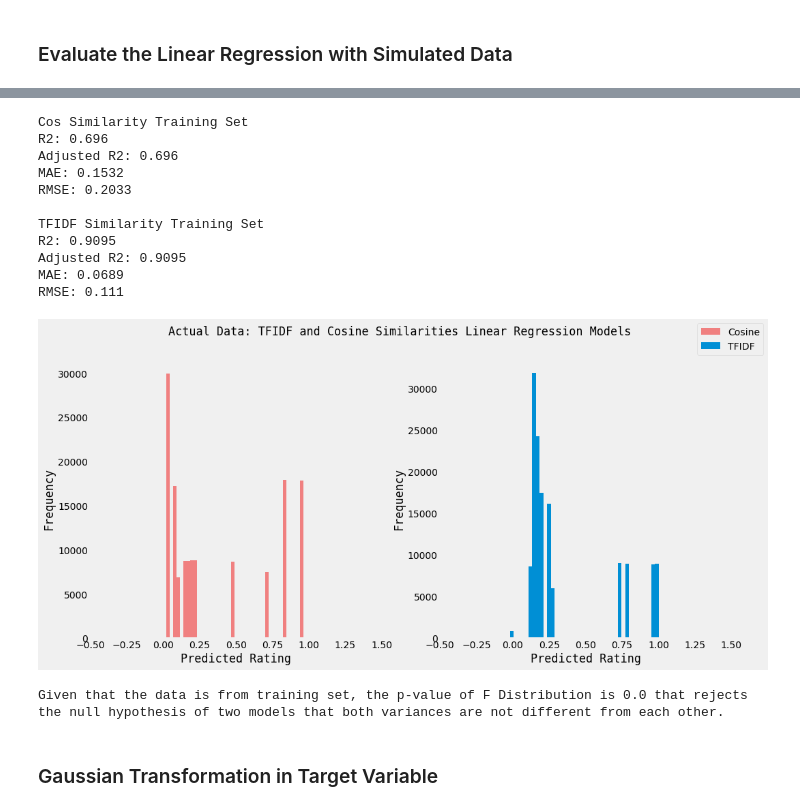
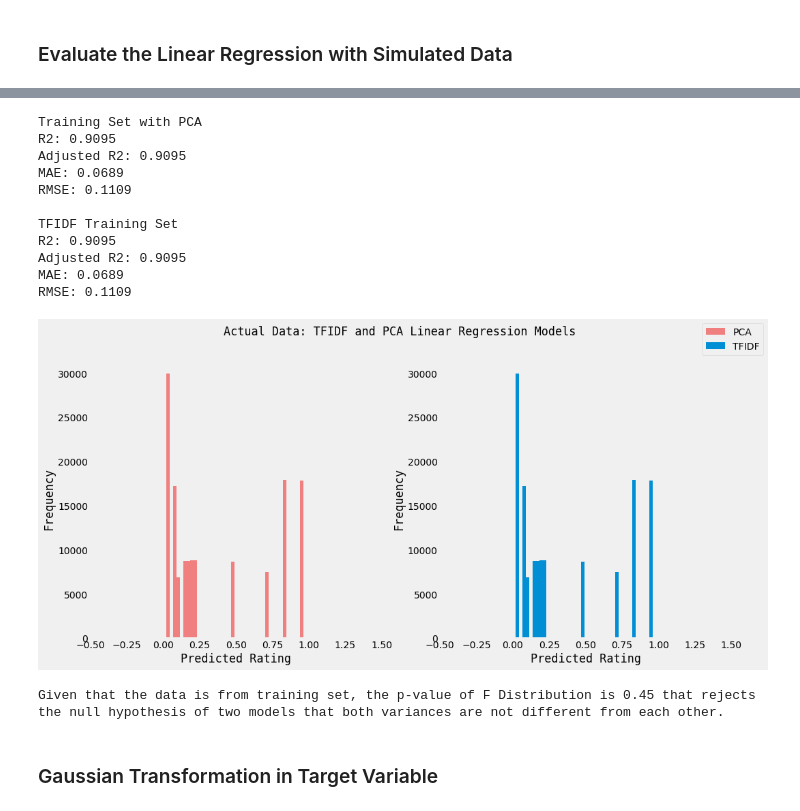
Before and after one commit to jonahwinninghoff/Causal-Analysis-Nursing-Home, a Jupyter notebook: Modeling/Investigating Model.ipynb, the cells around one changed output, grey strips where cells are left out. Saved outputs shown, nothing was run; the diff lists cells and outputs as text; code cells hidden in the pictures.

```diff
--- a/Modeling/Investigating Model.ipynb
+++ b/Modeling/Investigating Model.ipynb
@@ -103,6 +109,10 @@ def mae_and_mse_calculator(predict, true):
     mse = sum((merged['true'] - merged['predicted'])**2)/len(true)    # 1/n ∑ (true - predict)^2 = MSE
 
     return mae, mse
+# %%
+X_train = X_train.iloc[:,0:18]
+X_valid = X_valid.iloc[:,0:18]
+X_test = X_test.iloc[:,0:18]
 # %%
 # Random Forest Regression
 rfr_model = RandomForestRegressor()
@@ -334 +319,14 @@ simulated_data = pd.DataFrame({'cosine median':simulated_list[1:100000],
+# %%
+# Create the simulated data for pca
+simulated_list = []
+for i in range(1800000):
+    simulated_list.append(random.random())
+
+j = 1
+simulated_dictionary = {}
+for i in range(len(X_train.columns)):
+    k = j+1000000-1
+    simulated_dictionary[i] = simulated_list[j:k]
+
+simulated_data = pd.DataFrame(simulated_dictionary)
 # %%
@@ -401,14 +401,14 @@ cosine_pred= cos_lm.predict(simulated_data)
 # %%
-# Plot Histograms
+# Plot Density Plot
 fig, ax = plt.subplots(1,2, figsize=(15,7))
-ax[0].hist(tfidf_pred,label='Cosine',bins = 40,color='lightcoral')
-ax[1].hist(cosine_pred,label='TFIDF',bins=40)
+sns.kdeplot(tfidf_pred,label='TFIDF',color='lightcoral', ax = ax[0])
+sns.kdeplot(pca_pred,label='PCA', ax = ax[1])
 for i in range(2):
     ax[i].set_xlabel('Predicted Rating',family='monospace')
     ax[i].set_ylabel('Frequency',family='monospace')
     ax[i].grid(False)
-    ax[i].set_xlim(-0.5,1.5)
 fig.legend()
-fig.suptitle('Simulated Data: TFIDF and Cosine Similarities Linear Regression Models',family = 'monospace')
+plt.grid(False)
+fig.suptitle('Simulated Data: TFIDF and PCA Linear Regression Models',family = 'monospace')
 plt.show()
 # %% [output]
@@ -416,7 +416,7 @@ plt.show()
 # %%
-cosine_parameters = {}
-for i in range(len(list(pd.DataFrame(cos_lm.coef_)))):
-    cosine_parameters[list(X_train.columns)[i]] = list(pd.DataFrame(cos_lm.coef_).iloc[:,i])
+pca_parameters = {}
+for i in range(len(list(pd.DataFrame(pca_lm.coef_)))):
+    pca_parameters[list(X_train.columns)[i]] = list(pd.DataFrame(pca_lm.coef_).iloc[:,i])
 
 tfidf_parameters = {}
 for i in range(len(list(pd.DataFrame(tfidf_lm.coef_)))):
@@ -459,51 +470,51 @@ display(pd.DataFrame(tfidf_parameters).melt().rename(
 # %%
-print('Cos Similarity Training Set')
-print('R2: ' + str(round(r2_calculator(cos_lm.predict(X_train),y_train),4)))
-print('Adjusted R2: ' + str(round(adjusted_r2_calculator(cos_lm.predict(X_train),y_train),4)))
-print('MAE: ' + str(round(mae_and_mse_calculator(cos_lm.predict(X_train),y_train)[0],4)))
-print('RMSE: ' + str(round(mae_and_mse_calculator(cos_lm.predict(X_train),y_train)[1]**0.5,4)))
+print('Training Set with PCA')
+print('R2: ' + str(round(r2_calculator(pca_lm.predict(X_train),y_train),4)))
+print('Adjusted R2: ' + str(round(adjusted_r2_calculator(pca_lm.predict(X_train),y_train),4)))
+print('MAE: ' + str(round(mae_and_mse_calculator(pca_lm.predict(X_train),y_train)[0],4)))
+print('RMSE: ' + str(round(mae_and_mse_calculator(pca_lm.predict(X_train),y_train)[1]**0.5,4)))
 print('')
-print('TFIDF Similarity Training Set')
+print('TFIDF Training Set')
 print('R2: ' + str(round(r2_calculator(tfidf_lm.predict(X_TFIDF_train),y_train),4)))
 print('Adjusted R2: ' + str(round(adjusted_r2_calculator(tfidf_lm.predict(X_TFIDF_train),y_train),4)))
 print('MAE: ' + str(round(mae_and_mse_calculator(tfidf_lm.predict(X_TFIDF_train),y_train)[0],4)))
 print('RMSE: ' + str(round(mae_and_mse_calculator(tfidf_lm.predict(X_TFIDF_train),y_train)[1]**0.5,4)))
 # %% [output]
-Cos Similarity Training Set
-R2: 0.696
-Adjusted R2: 0.696
-MAE: 0.1532
-RMSE: 0.2033
-
-TFIDF Similarity Training Set
+Training Set with PCA
 R2: 0.9095
 Adjusted R2: 0.9095
 MAE: 0.0689
-RMSE: 0.111
+RMSE: 0.1109
+
+TFIDF Training Set
+R2: 0.9095
+Adjusted R2: 0.9095
+MAE: 0.0689
+RMSE: 0.1109
 # %%
 # Using training to predict the models
 tfidf_pred = tfidf_lm.predict(X_TFIDF_train)
-cosine_pred = cos_lm.predict(X_train)
+pca_pred = pca_lm.predict(X_train)
 
 # Plot Histograms
 fig, ax = plt.subplots(1,2, figsize=(15,7))
-ax[0].hist(tfidf_pred,label='Cosine',bins = 40,color='lightcoral')
-ax[1].hist(cosine_pred,label='TFIDF',bins=40)
+ax[0].hist(tfidf_pred,label='PCA',bins = 40,color='lightcoral')
+ax[1].hist(pca_pred,label='TFIDF',bins=40)
 for i in range(2):
     ax[i].set_xlabel('Predicted Rating',family='monospace')
     ax[i].set_ylabel('Frequency',family='monospace')
     ax[i].grid(False)
     ax[i].set_xlim(-0.5,1.5)
 fig.legend()
-fig.suptitle('Actual Data: TFIDF and Cosine Similarities Linear Regression Models',family = 'monospace')
+fig.suptitle('Actual Data: TFIDF and PCA Linear Regression Models',family = 'monospace')
 plt.show()
 # %% [output]
-[figure, old version]
+[figure, new version]
 # %%
-print('Given that the data is from training set, the p-value of F Distribution is '+str(round(f_test(cosine_pred,tfidf_pred)[1],2))+
+print('Given that the data is from training set, the p-value of F Distribution is '+str(round(f_test(pca_pred,tfidf_pred)[1],2))+
       ' that rejects the null hypothesis of two models that both variances are not different from each other.')
 # %% [output]
-Given that the data is from training set, the p-value of F Distribution is 0.0 that rejects the null hypothesis of two models that both variances are not different from each other.
+Given that the data is from training set, the p-value of F Distribution is 0.45 that rejects the null hypothesis of two models that both variances are not different from each other.
 # %% [markdown]
 ### Gaussian Transformation in Target Variable <a id = 'gaussian'></a>
 # %%
```
Also changed, not shown: parts of 25 cells of this notebook.
